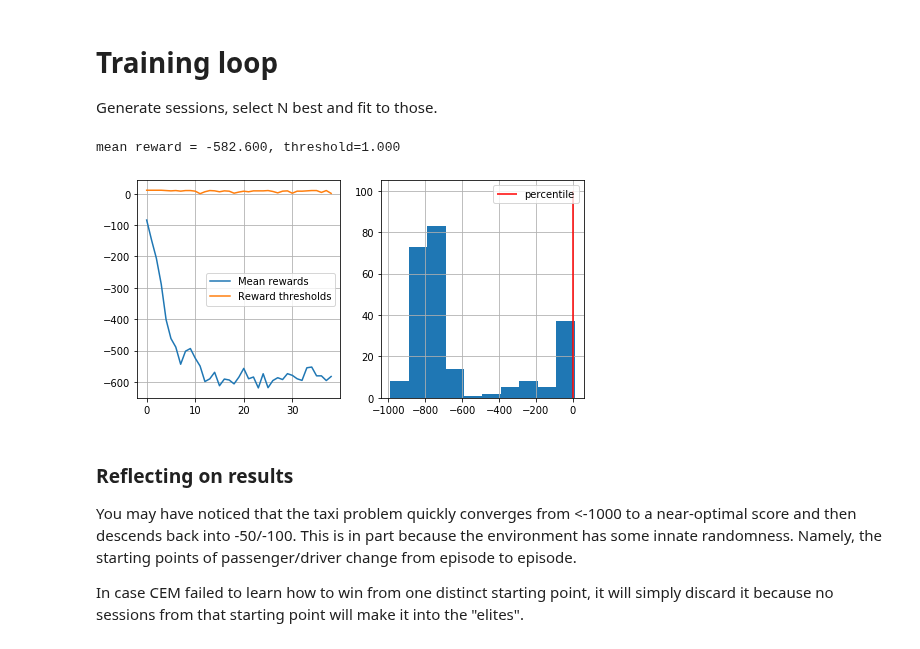
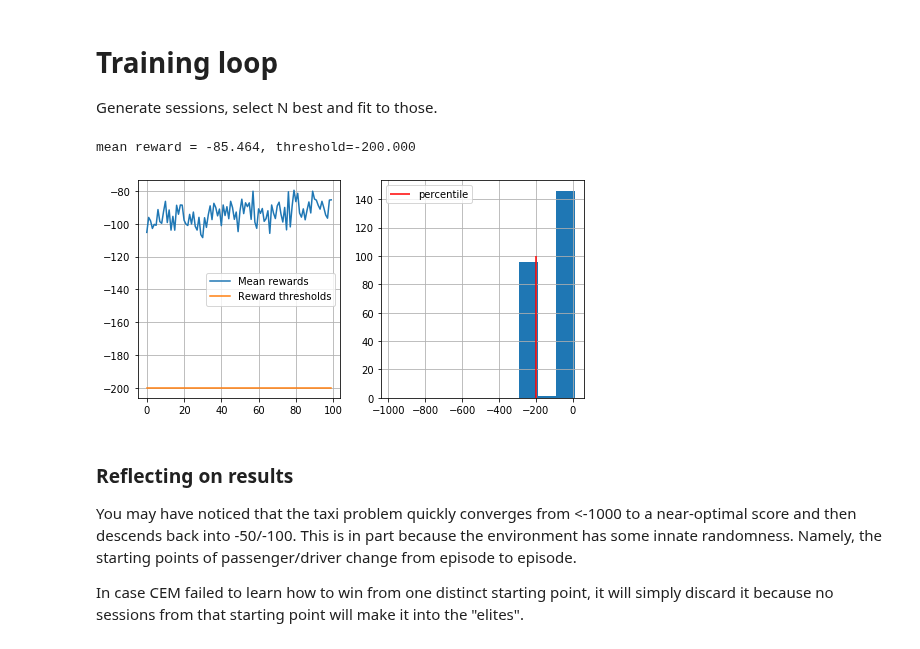
Before and after one commit to Slavikmew/Practical_RL, a Jupyter notebook: week01_intro/crossentropy_method (done).ipynb, the cells around one changed output. Drawn from its saved outputs; the diff is of its cells as text; code cells hidden in the pictures.

```diff
--- a/week01_intro/crossentropy_method (done).ipynb
+++ b/week01_intro/crossentropy_method (done).ipynb
@@ -252,28 +255,27 @@ def show_progress(rewards_batch, log, percentile, reward_range=[-990, +10]):
 policy = np.ones([n_states, n_actions]) / n_actions
 # %%
 n_sessions = 250  # sample this many sessions
-percentile = 90  # take this percent of session with highest rewards
 learning_rate = 0.5  # add this thing to all counts for stability
+percentile = [10] * 100
 
 log = []
 
 for i in range(100):
-
     sessions = [ generate_session(policy) for i in range(n_sessions) ]
 
     states_batch, actions_batch, rewards_batch = zip(*sessions)
 
-    elite_states, elite_actions = select_elites(states_batch, actions_batch, rewards_batch, percentile)
+    elite_states, elite_actions = select_elites(states_batch, actions_batch, rewards_batch, percentile[i])
 
     new_policy = update_policy(elite_states, elite_actions)
 
     policy = learning_rate*new_policy + (1-learning_rate)*policy
 
     # display results on chart
-    show_progress(rewards_batch, log, percentile)
+    show_progress(rewards_batch, log, percentile[i])
 # %% [output]
-mean reward = -582.600, threshold=1.000
+mean reward = -85.464, threshold=-200.000
-[figure, old version]
+[figure, new version]
 # %% [markdown]
 ### Reflecting on results
 
```
Also changed, not shown: parts of 2 cells of this notebook, 3 other files.
